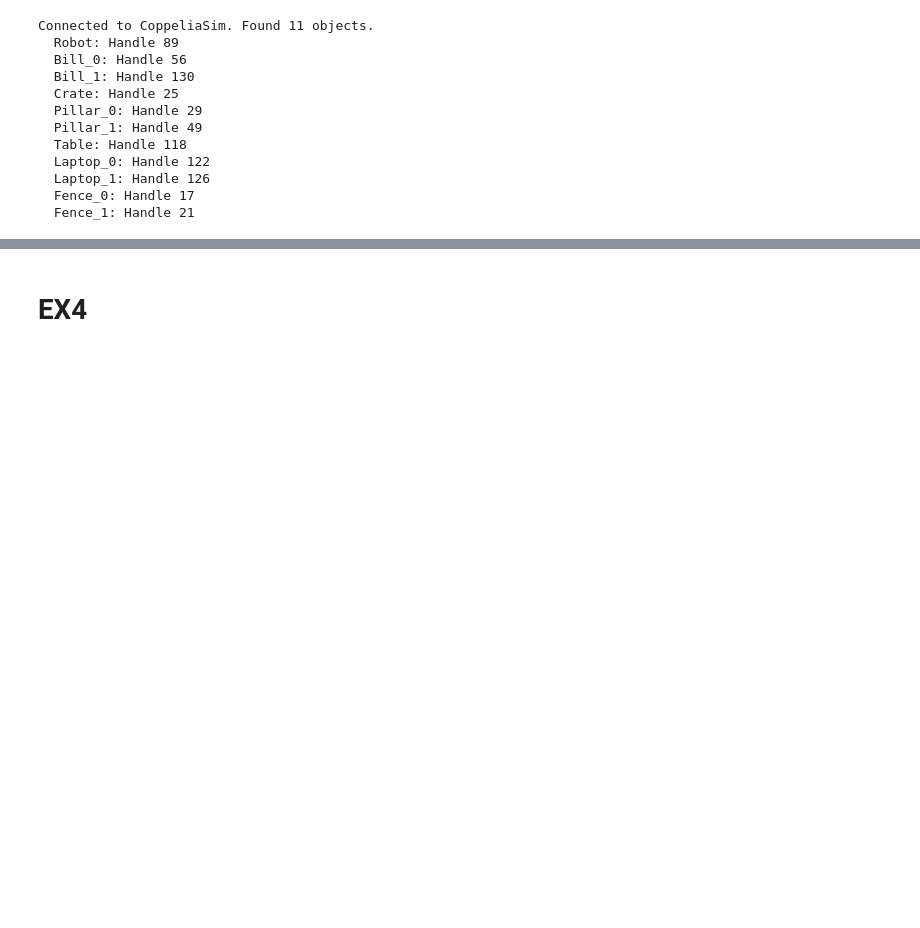
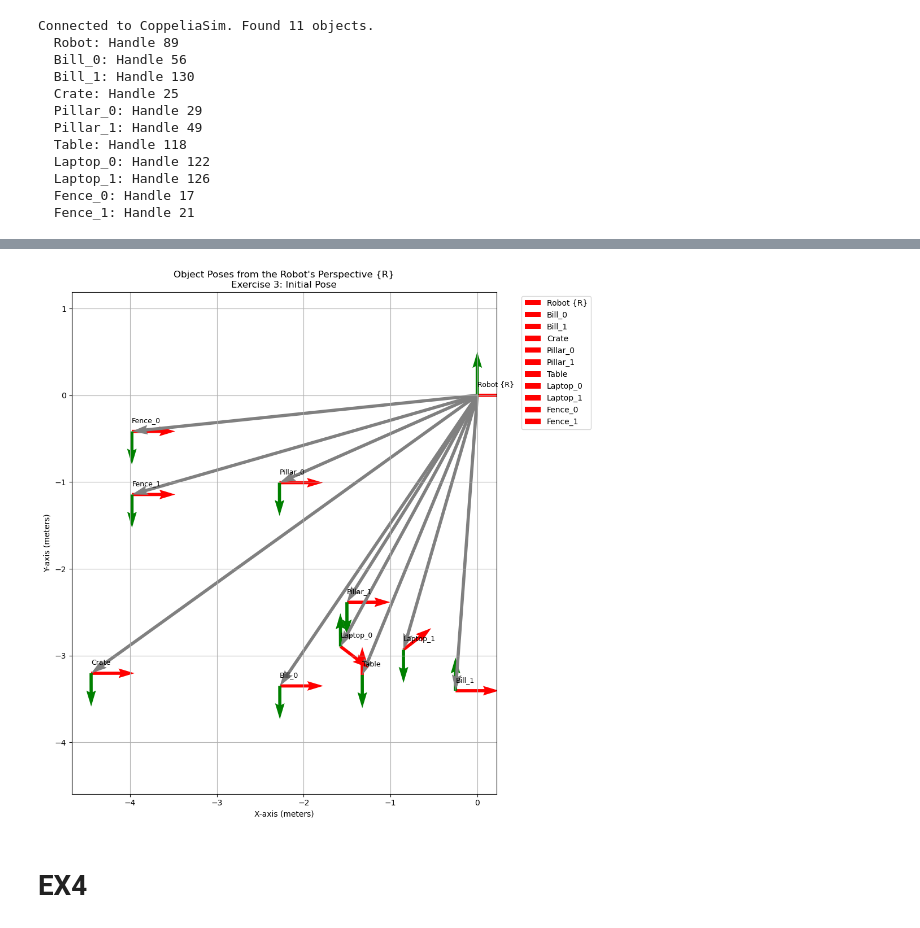
Before and after one commit to ARRETdaniel/25-2_robotica-movel, a Jupyter notebook: T1/TP1.ipynb, the cells around one changed output, grey strips where cells are left out. Cells and saved outputs as stored; diff of their text form; code cells hidden in the pictures; blank space fills up the shorter version.

```diff
--- a/T1/TP1.ipynb
+++ b/T1/TP1.ipynb
@@ -312,2 +236,42 @@ plt.show()
+# %%
+
+def calculate_and_plot_relative_poses(connector: CoppeliaSimConnector, object_handles: Dict[str, int], scenario_title: str):
+    """Calculates and plots the poses of all objects relative to the robot."""
+    fig, ax = plt.subplots(figsize=(10, 10))
+
+    ax.set_title(f"Object Poses from the Robot's Perspective {{R}}\n{scenario_title}")
+
+    ax.set_xlabel("X-axis (meters)")
+    ax.set_ylabel("Y-axis (meters)")
+    ax.grid(True)
+
+    plot_frame(np.array([0, 0, 0]), np.eye(3), label="Robot {R}")
+
+    robot_pose_global = connector.get_object_pose('Robot')
+    if robot_pose_global:
+        T_W_R = create_homogeneous_matrix(*robot_pose_global)
+        T_R_W = invert_homogeneous_matrix(T_W_R)
+
+        for name in object_handles.keys():
+            if name == 'Robot': continue
+
+            object_pose_global = connector.get_object_pose(name)
+            if object_pose_global:
+                T_W_O = create_homogeneous_matrix(*object_pose_global)
+                T_R_O = T_R_W @ T_W_O
+                pos_O_R = T_R_O[:3, 3]
+                R_O_R = T_R_O[:3, :3]
+
+                plot_frame(pos_O_R, R_O_R, label=name)
+                ax.quiver(0, 0, pos_O_R[0], pos_O_R[1], angles='xy', scale_units='xy', scale=1, color='gray', linestyle='--')
+
+    ax.axis('equal')
+    ax.legend(bbox_to_anchor=(1.05, 1), loc='upper left')
+    plt.tight_layout()
+    plt.show()
+# %%
+calculate_and_plot_relative_poses(connector, object_handles, "Exercise 3: Initial Pose")
+# %% [output]
+[figure, added]
 # %% [markdown]
 # EX4
```
Also changed, not shown: parts of 9 cells of this notebook.
